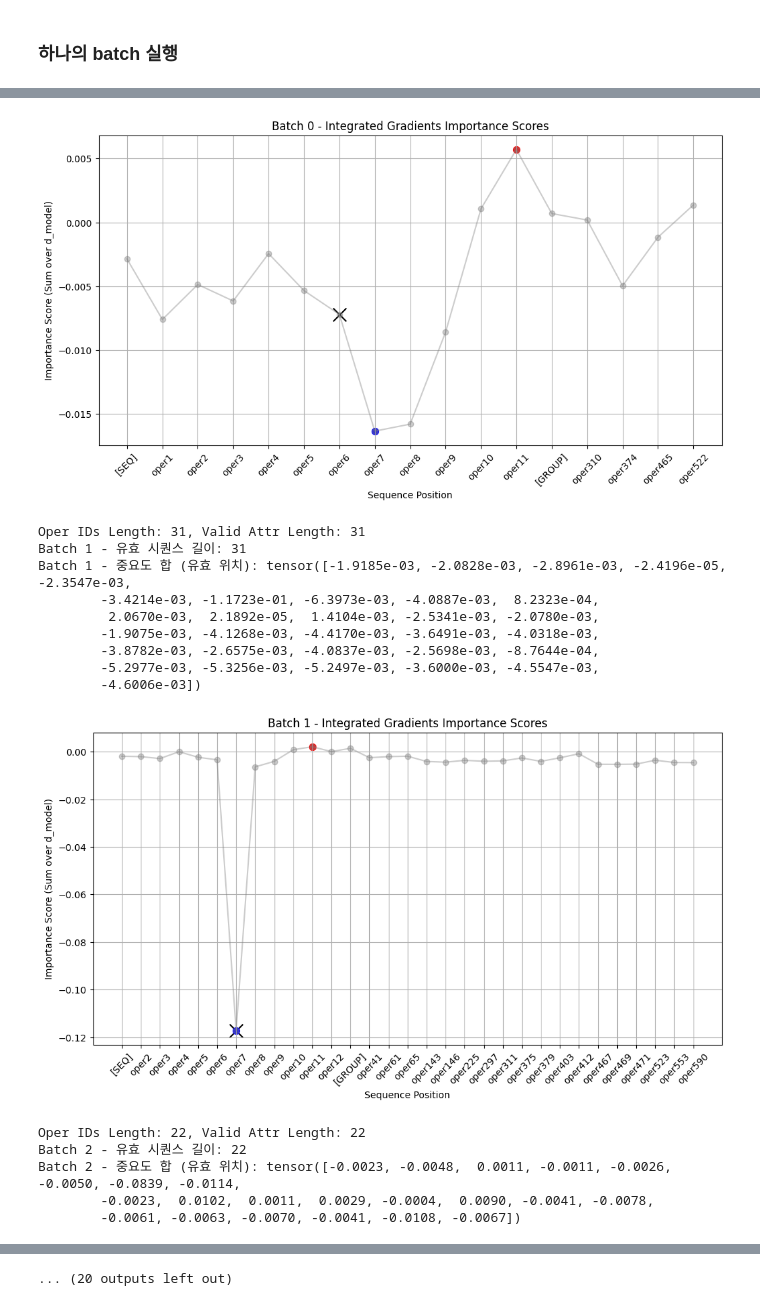
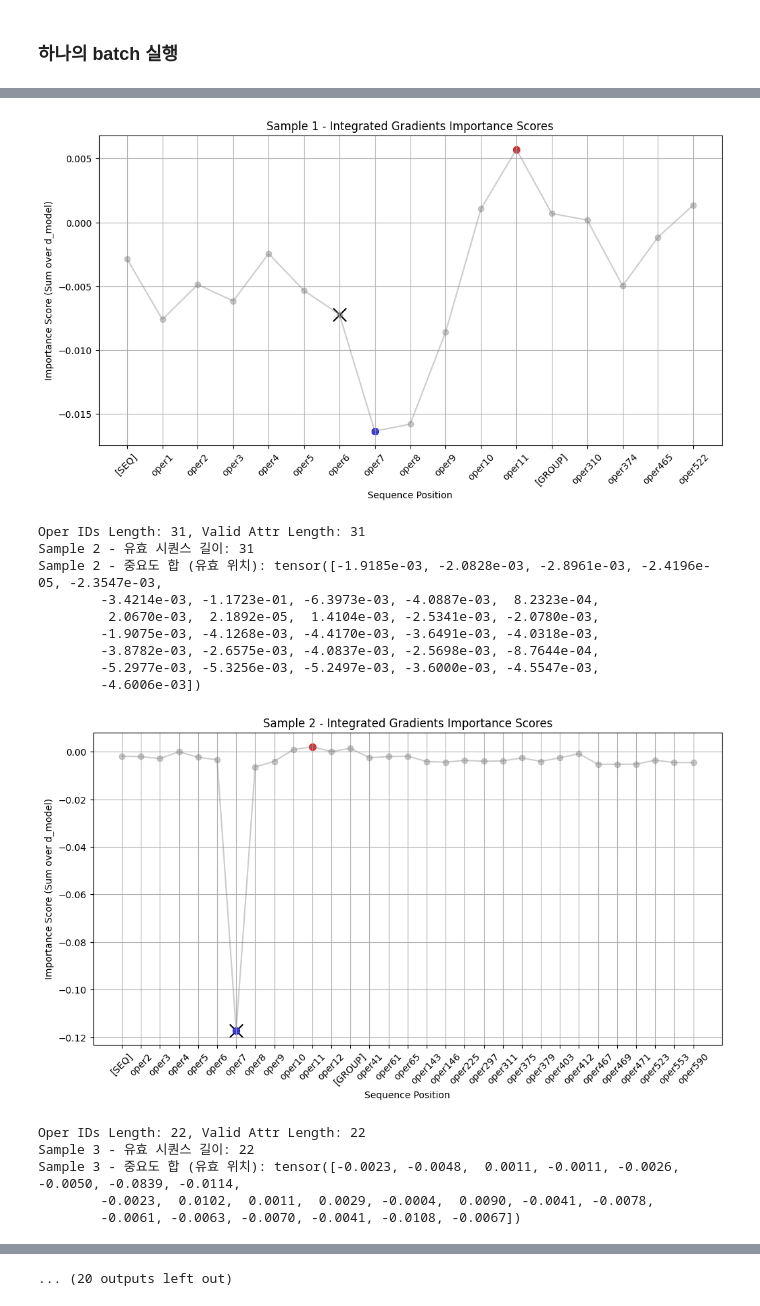
Before and after one commit to doyooni303/SKhynix_2025, a Jupyter notebook: SKhynix_week6/SKhynix_week6_deep_learning.ipynb, the cells around one changed output, grey strips where cells are left out. Drawn from its saved outputs; the diff is of its cells as text; code cells hidden in the pictures.

```diff
--- a/SKhynix_week6/SKhynix_week6_deep_learning.ipynb
+++ b/SKhynix_week6/SKhynix_week6_deep_learning.ipynb
@@ -163,7 +163,7 @@ os.chdir(os.getcwd())
 parser = argparse.ArgumentParser(description="XAI 기반 주요 인자 분석")
 parser.add_argument("--config-dir", default="./configs/", help="설정 파일 디렉토리")
 parser.add_argument("--mode", default="eval", help="딥러닝 모델은 이미 학습이 완료된 것을 가정")
-parser.add_argument("--model-path", default="/home/doyoon/teaching/SKhynix_2025/SKhynix_week5/opertransformer/250913_test/transformer_20250913_063334.pth", help="평가용 모델 경로")
+parser.add_argument("--model-path", default="/home/doyoon/teaching/SKhynix_2025/SKhynix_week5/opertransformer/results/250913_test/transformer_20250913_063334.pth", help="평가용 모델 경로")
 parser.add_argument("--gpu", type=int, default=0, help="GPU 번호")
 parser.add_argument("--exp-name", default=None, help="실험명")
 
@@ -661,8 +635,9 @@ attributions = ig.attribute(
     n_steps=50,
 )
 # %%
+attributions = attributions.detach().cpu()
+
 for batch_idx in range(config.get("batch_size", 16)):
-    attributions = attributions.detach().cpu()
     attr = attributions[batch_idx]  # [seq_len, d_model]
     attr_sum = attr.sum(dim=-1)  # [seq_len]
 
@@ -675,8 +650,8 @@ for batch_idx in range(config.get("batch_size", 16)):
     oper_ids = ['[SEQ]'] + window_oper_ids[batch_idx][:config['window_size']] + ['[GROUP]'] + window_oper_ids[batch_idx][config['window_size']:sequence_length]
     print(f"Oper IDs Length: {len(oper_ids)}, Valid Attr Length: {valid_attr_sum.shape[0]}")
 
-    print(f"Batch {batch_idx} - 유효 시퀀스 길이: {len(oper_ids)}")
-    print(f"Batch {batch_idx} - 중요도 합 (유효 위치): {valid_attr_sum}")
+    print(f"Sample {batch_idx+1} - 유효 시퀀스 길이: {len(oper_ids)}")
+    print(f"Sample {batch_idx+1} - 중요도 합 (유효 위치): {valid_attr_sum}")
 
     # 시퀀스 전체에 대한 중요도 시각화
     plt.figure(figsize=(12, 6))
@@ -698,7 +673,7 @@ for batch_idx in range(config.get("batch_size", 16)):
     plt.scatter(range(len(oper_ids)), target, marker='x', color='black', label='Target', s=200)
     plt.scatter(range(len(oper_ids)), max_value, color='red', label='Max', s=50)
     plt.scatter(range(len(oper_ids)), min_value, color='blue', label='Min', s=50)
-    plt.title(f'Batch {batch_idx} - Integrated Gradients Importance Scores')
+    plt.title(f'Sample {batch_idx+1} - Integrated Gradients Importance Scores')
     plt.xlabel('Sequence Position')
     plt.ylabel('Importance Score (Sum over d_model)')
     plt.xticks(ticks=np.arange(len(oper_ids)), labels=oper_ids, rotation=45)
@@ -711,18 +686,18 @@ Batch 0 - 중요도 합 (유효 위치): tensor([-0.0029, -0.0076, -0.0049, -0.0
         -0.0158, -0.0086,  0.0011,  0.0057,  0.0007,  0.0002, -0.0050, -0.0012,
          0.0014])
 [figure]
 Oper IDs Length: 31, Valid Attr Length: 31
-Batch 1 - 유효 시퀀스 길이: 31
-Batch 1 - 중요도 합 (유효 위치): tensor([-1.9185e-03, -2.0828e-03, -2.8961e-03, -2.4196e-05, -2.3547e-03,
+Sample 2 - 유효 시퀀스 길이: 31
+Sample 2 - 중요도 합 (유효 위치): tensor([-1.9185e-03, -2.0828e-03, -2.8961e-03, -2.4196e-05, -2.3547e-03,
         -3.4214e-03, -1.1723e-01, -6.3973e-03, -4.0887e-03,  8.2323e-04,
          2.0670e-03,  2.1892e-05,  1.4104e-03, -2.5341e-03, -2.0780e-03,
         -1.9075e-03, -4.1268e-03, -4.4170e-03, -3.6491e-03, -4.0318e-03,
         -3.8782e-03, -2.6575e-03, -4.0837e-03, -2.5698e-03, -8.7644e-04,
         -5.2977e-03, -5.3256e-03, -5.2497e-03, -3.6000e-03, -4.5547e-03,
         -4.6006e-03])
-[figure, old version]
+[figure, new version]
 Oper IDs Length: 22, Valid Attr Length: 22
-Batch 2 - 유효 시퀀스 길이: 22
-Batch 2 - 중요도 합 (유효 위치): tensor([-0.0023, -0.0048,  0.0011, -0.0011, -0.0026, -0.0050, -0.0839, -0.0114,
+Sample 3 - 유효 시퀀스 길이: 22
+Sample 3 - 중요도 합 (유효 위치): tensor([-0.0023, -0.0048,  0.0011, -0.0011, -0.0026, -0.0050, -0.0839, -0.0114,
         -0.0023,  0.0102,  0.0011,  0.0029, -0.0004,  0.0090, -0.0041, -0.0078,
         -0.0061, -0.0063, -0.0070, -0.0041, -0.0108, -0.0067])
```
Also changed, not shown: parts of 14 cells of this notebook, 4 other files.
